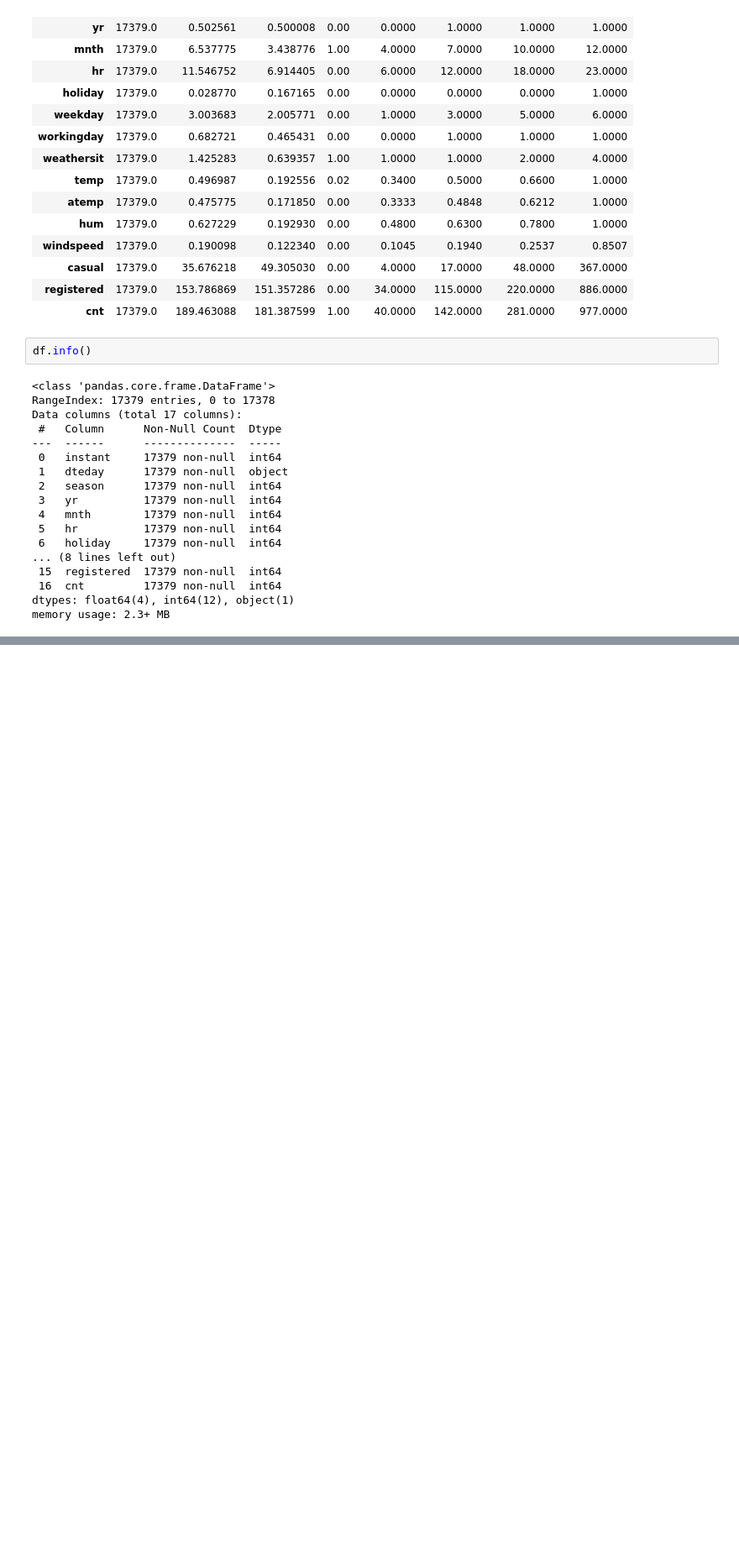
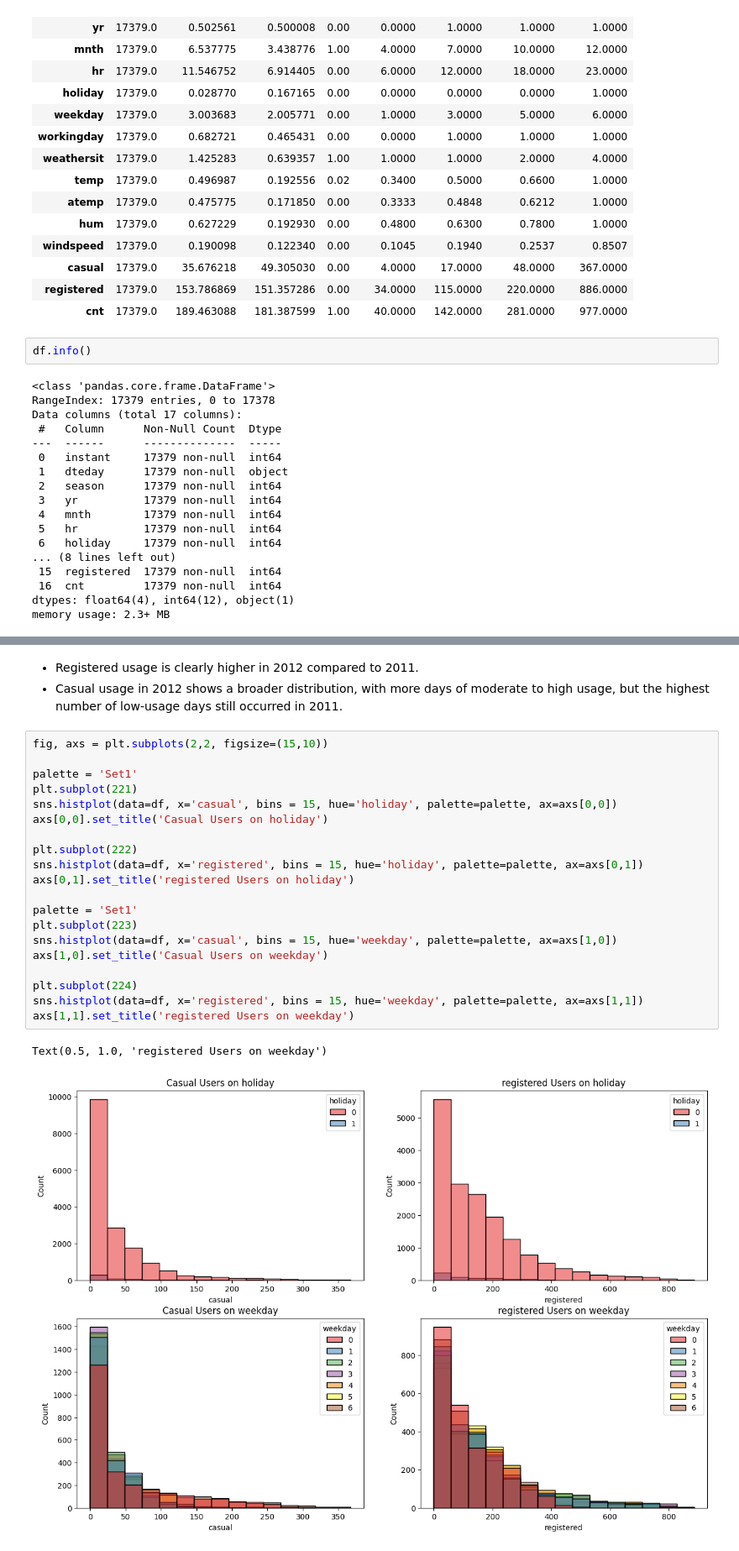
Before and after one commit to shivshankarsajeev/Bike-Sharing, a Jupyter notebook: Notebook/Eda.ipynb, the cells around one changed output, grey strips where cells are left out. Shown at 84% size. Saved outputs shown, nothing was run; the diff lists cells and outputs as text; blank space fills up the shorter version.

```diff
--- a/Notebook/Eda.ipynb
+++ b/Notebook/Eda.ipynb
@@ -93,0 +203,26 @@ for feature in cat_feature:
+# %% [markdown]
+- Registered usage is clearly higher in 2012 compared to 2011.
+- Casual usage in 2012 shows a broader distribution, with more days of moderate to high usage, but the highest number of low-usage days still occurred in 2011.
+# %%
+fig, axs = plt.subplots(2,2, figsize=(15,10))
+
+palette = 'Set1'
+plt.subplot(221)
+sns.histplot(data=df, x='casual', bins = 15, hue='holiday', palette=palette, ax=axs[0,0])
+axs[0,0].set_title('Casual Users on holiday')
+
+plt.subplot(222)
+sns.histplot(data=df, x='registered', bins = 15, hue='holiday', palette=palette, ax=axs[0,1])
+axs[0,1].set_title('registered Users on holiday')
+
+palette = 'Set1'
+plt.subplot(223)
+sns.histplot(data=df, x='casual', bins = 15, hue='weekday', palette=palette, ax=axs[1,0])
+axs[1,0].set_title('Casual Users on weekday')
+
+plt.subplot(224)
+sns.histplot(data=df, x='registered', bins = 15, hue='weekday', palette=palette, ax=axs[1,1])
+axs[1,1].set_title('registered Users on weekday')
+# %% [output]
+Text(0.5, 1.0, 'registered Users on weekday')
+[figure, added]
```
Also changed, not shown: parts of 13 cells of this notebook.
